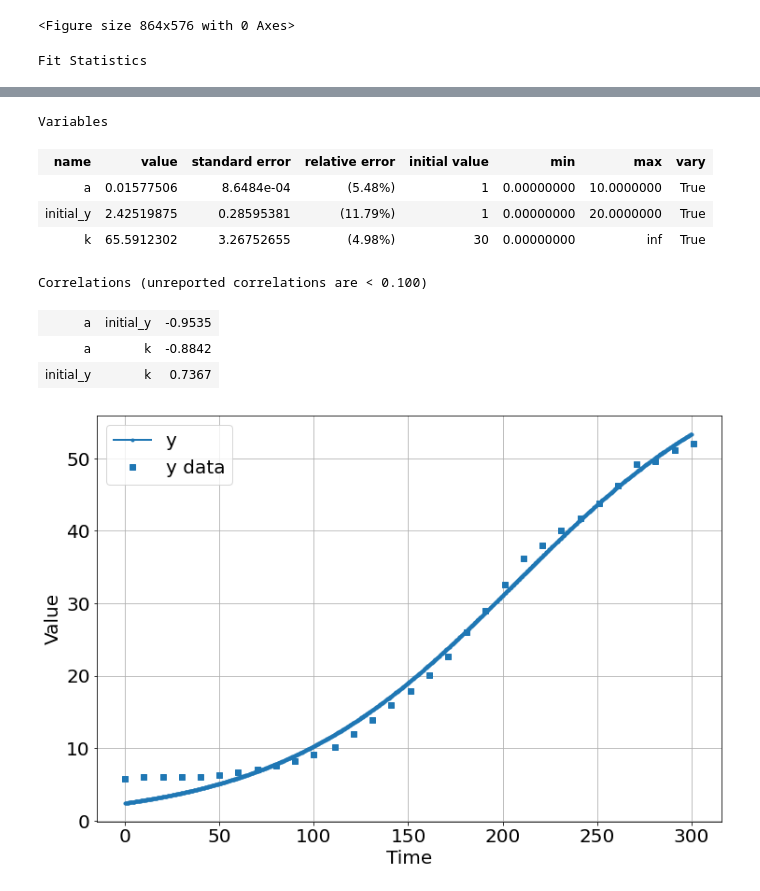
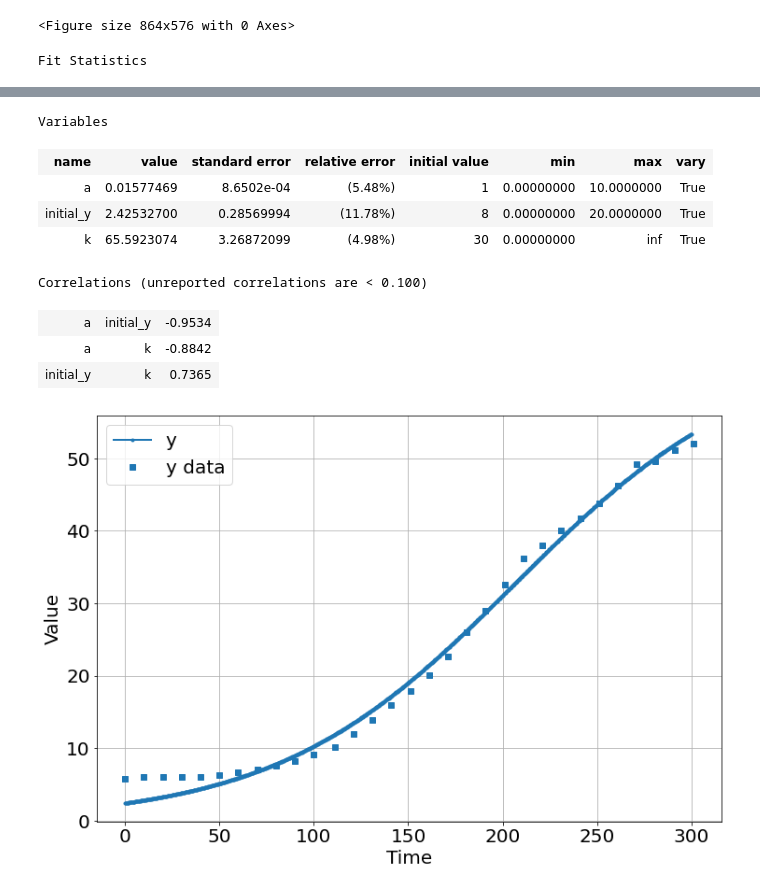
Before and after one commit to bblais/Computer-Programming-for-the-Sciences-Spring-2022, a Jupyter notebook: Sprint #3 - Parameter Fitting and Scientific Questions/2022-03-22 - lmfit with pyndamics.ipynb, the cells around one changed output, grey strips where cells are left out. Cells and saved outputs as stored; diff of their text form; code cells hidden in the pictures.

```diff
--- a/Sprint #3 - Parameter Fitting and Scientific Questions/2022-03-22 - lmfit with pyndamics.ipynb
+++ b/Sprint #3 - Parameter Fitting and Scientific Questions/2022-03-22 - lmfit with pyndamics.ipynb
@@ -268,7 +268,7 @@ sim.run(300)
 # %%
 results=fit(sim,
            Parameter("a",value=1,min=0,max=10),
-           Parameter("initial_y",value=1,min=0,max=20),
+           Parameter("initial_y",value=8,min=0,max=20),
            Parameter("k",value=30,min=0),
            )
 results
@@ -285,12 +285,12 @@ Fit Statistics
 Variables
 | name | value | standard error | relative error | initial value | min | max | vary |
-| a | 0.01577506 | 8.6484e-04 | (5.48%) | 1 | 0.00000000 | 10.0000000 | True |
-| initial_y | 2.42519875 | 0.28595381 | (11.79%) | 1 | 0.00000000 | 20.0000000 | True |
-| k | 65.5912302 | 3.26752655 | (4.98%) | 30 | 0.00000000 | inf | True |
+| a | 0.01577469 | 8.6502e-04 | (5.48%) | 1 | 0.00000000 | 10.0000000 | True |
+| initial_y | 2.42532700 | 0.28569994 | (11.78%) | 8 | 0.00000000 | 20.0000000 | True |
+| k | 65.5923074 | 3.26872099 | (4.98%) | 30 | 0.00000000 | inf | True |
 Correlations (unreported correlations are < 0.100)
-| a | initial_y | -0.9535 |
+| a | initial_y | -0.9534 |
 | a | k | -0.8842 |
-| initial_y | k | 0.7367 |
+| initial_y | k | 0.7365 |
 # %%
 sim.run(300)
 # %% [output]
```
Also changed, not shown: parts of 1 cell of this notebook, 8 other files.
